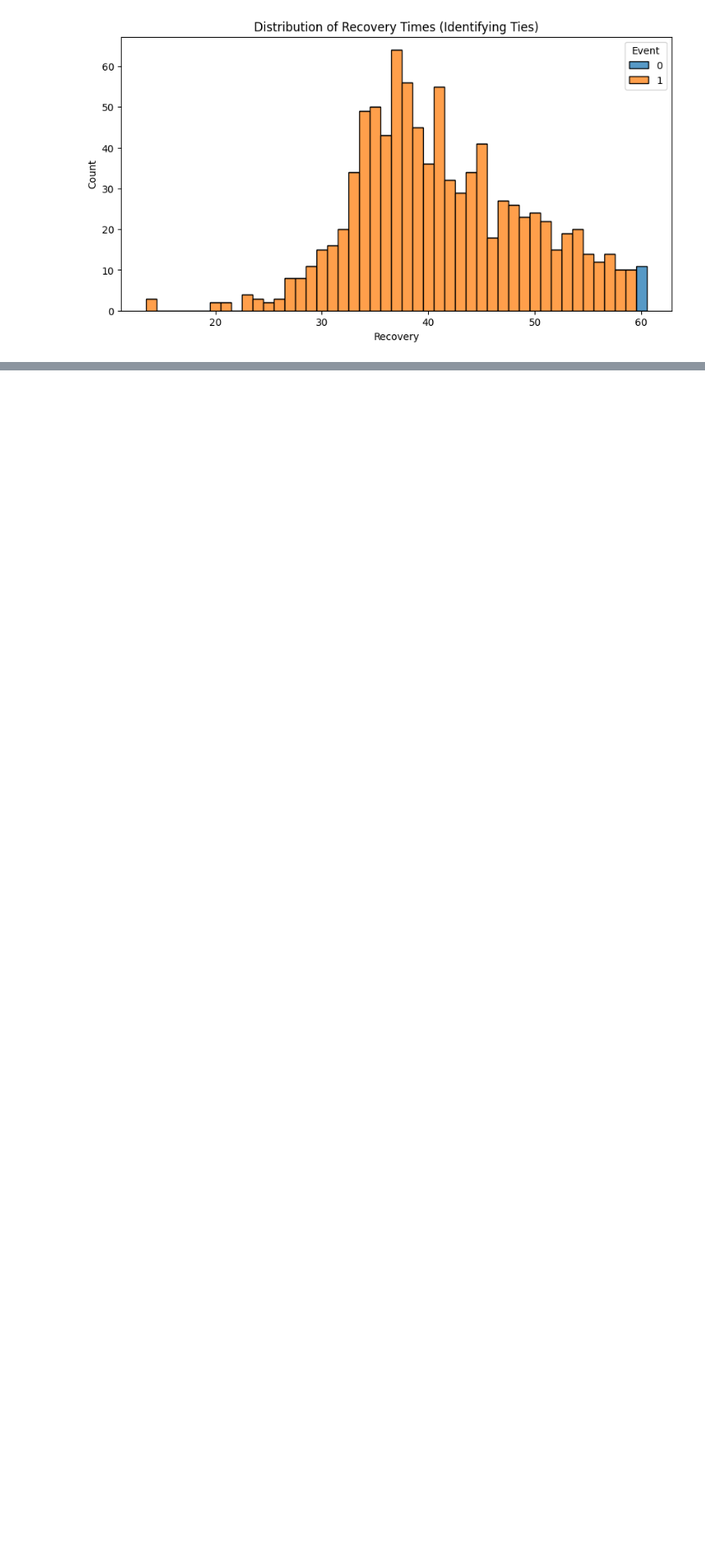
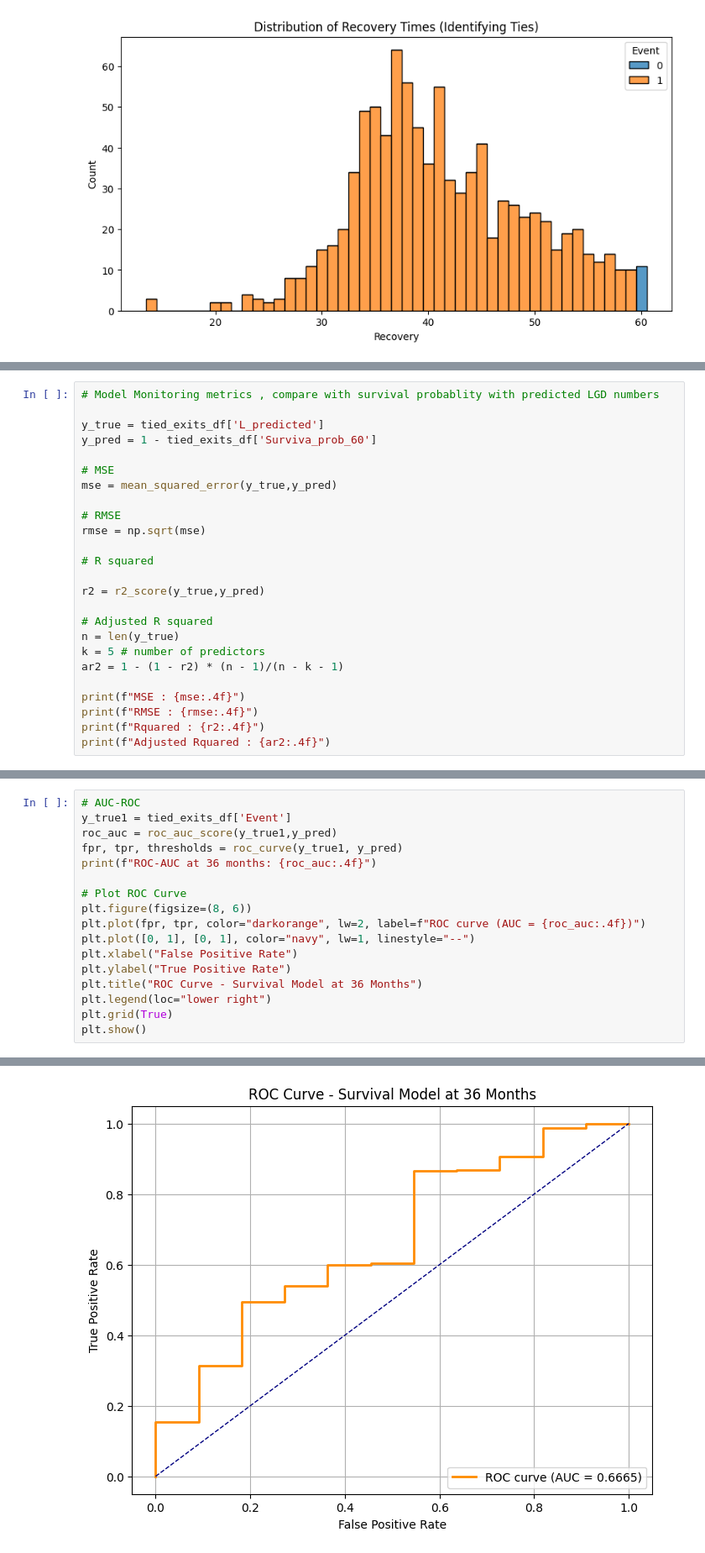
Before and after one commit to prashant65/LGD_Survival, a Jupyter notebook: LGD_Survival .ipynb, the cells around one changed output, grey strips where cells are left out. Shown at 84% size. Saved outputs shown, nothing was run; the diff lists cells and outputs as text; blank space fills up the shorter version.

```diff
--- a/LGD_Survival .ipynb
+++ b/LGD_Survival .ipynb
@@ -1095,0 +1161,25 @@ example_data
+# %%
+# Model Monitoring metrics , compare with survival probablity with predicted LGD numbers
+
+y_true = tied_exits_df['L_predicted']
+y_pred = 1 - tied_exits_df['Surviva_prob_60']
+
+# MSE
+mse = mean_squared_error(y_true,y_pred)
+
+# RMSE
+rmse = np.sqrt(mse)
+
+# R squared
+
+r2 = r2_score(y_true,y_pred)
+
+# Adjusted R squared
+n = len(y_true)
+k = 5 # number of predictors
+ar2 = 1 - (1 - r2) * (n - 1)/(n - k - 1)
+
+print(f"MSE : {mse:.4f}")
+print(f"RMSE : {rmse:.4f}")
+print(f"Rquared : {r2:.4f}")
+print(f"Adjusted Rquared : {ar2:.4f}")
@@ -1095,0 +1191,18 @@ example_data
+# %%
+# AUC-ROC
+y_true1 = tied_exits_df['Event']
+roc_auc = roc_auc_score(y_true1,y_pred)
+fpr, tpr, thresholds = roc_curve(y_true1, y_pred)
+print(f"ROC-AUC at 36 months: {roc_auc:.4f}")
+
+# Plot ROC Curve
+plt.figure(figsize=(8, 6))
+plt.plot(fpr, tpr, color="darkorange", lw=2, label=f"ROC curve (AUC = {roc_auc:.4f})")
+plt.plot([0, 1], [0, 1], color="navy", lw=1, linestyle="--")
+plt.xlabel("False Positive Rate")
+plt.ylabel("True Positive Rate")
+plt.title("ROC Curve - Survival Model at 36 Months")
+plt.legend(loc="lower right")
+plt.grid(True)
+plt.show()
+# %% [output]
@@ -1095,0 +1210 @@ example_data
+[figure, added]
```
Also changed, not shown: parts of 17 cells of this notebook.
